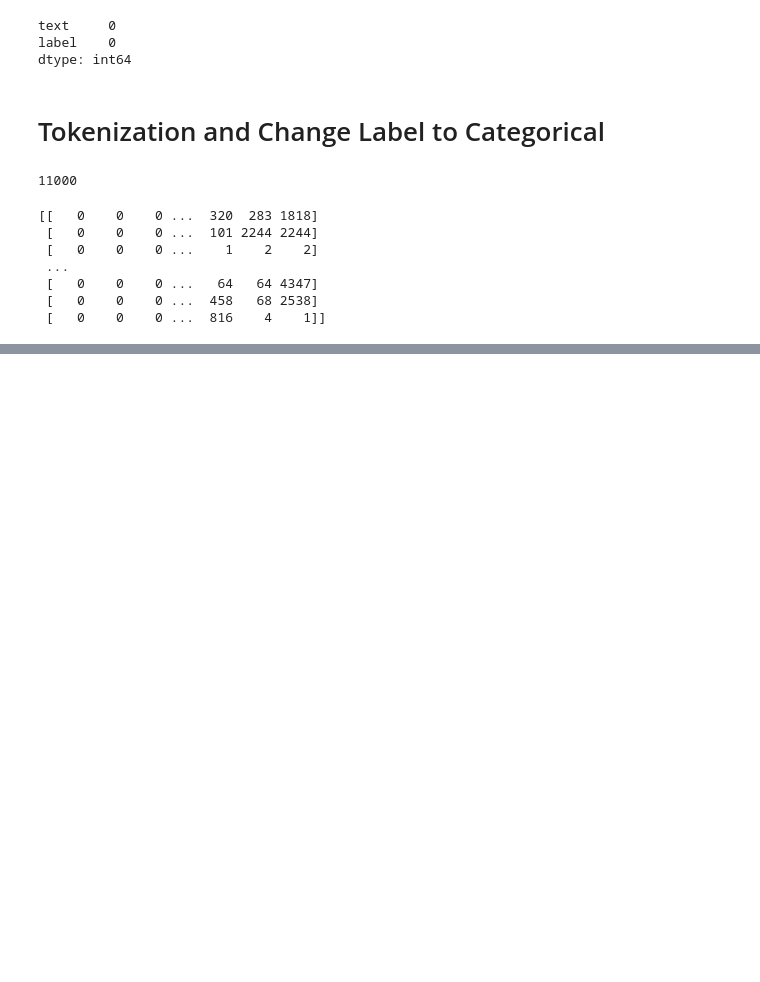
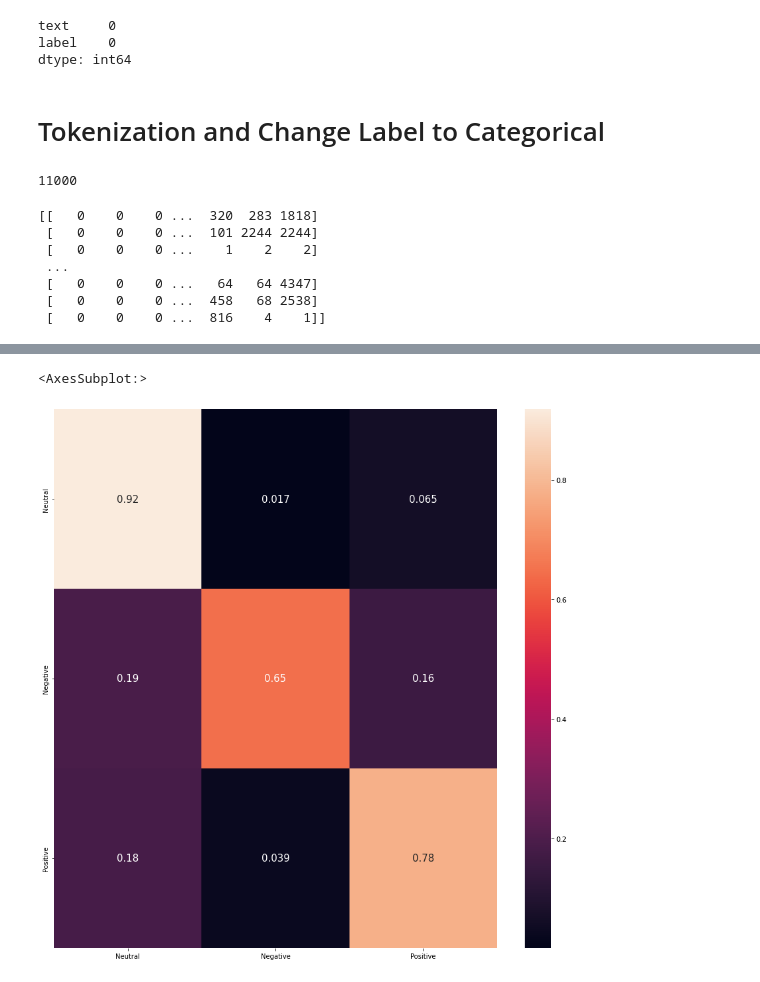
Before and after one commit to CSNDR/sentiment-analysis-lstm-ann, a Jupyter notebook: sentimentAnalysisNNLSTM.ipynb, the cells around one changed output, grey strips where cells are left out. Drawn from its saved outputs; the diff is of its cells as text; code cells hidden in the pictures; blank space fills up the shorter version.

Commit message:
add lstm model

```diff
--- a/sentimentAnalysisNNLSTM.ipynb
+++ b/sentimentAnalysisNNLSTM.ipynb
@@ -181,0 +195,5 @@ print(text)
+# %%
+from sklearn.model_selection import train_test_split
+
+X_train, X_test, y_train, y_test = train_test_split(text,labels, random_state=0)
+print(len(X_train),len(X_test),len(y_train),len(y_test))
@@ -181,0 +230,2 @@ print(text)
+# %%
+best_model = keras.models.load_model("best_model1.hdf5")
@@ -181,0 +240,2 @@ print(text)
+# %%
+predictions = best_model.predict(X_test)
@@ -181,0 +244,11 @@ print(text)
+# %%
+matrix = confusion_matrix(y_test.argmax(axis=1), np.around(predictions, decimals=0).argmax(axis=1))
+# %%
+conf_matrix = pd.DataFrame(matrix, index = ['Neutral','Negative','Positive'],columns = ['Neutral','Negative','Positive'])
+#Normalizing
+conf_matrix = conf_matrix.astype('float') / conf_matrix.sum(axis=1)[:, np.newaxis]
+plt.figure(figsize = (15,15))
+sns.heatmap(conf_matrix, annot=True, annot_kws={"size": 15})
+# %% [output]
+<AxesSubplot:>
+[figure, added]
```
Also changed, not shown: parts of 14 cells of this notebook.
